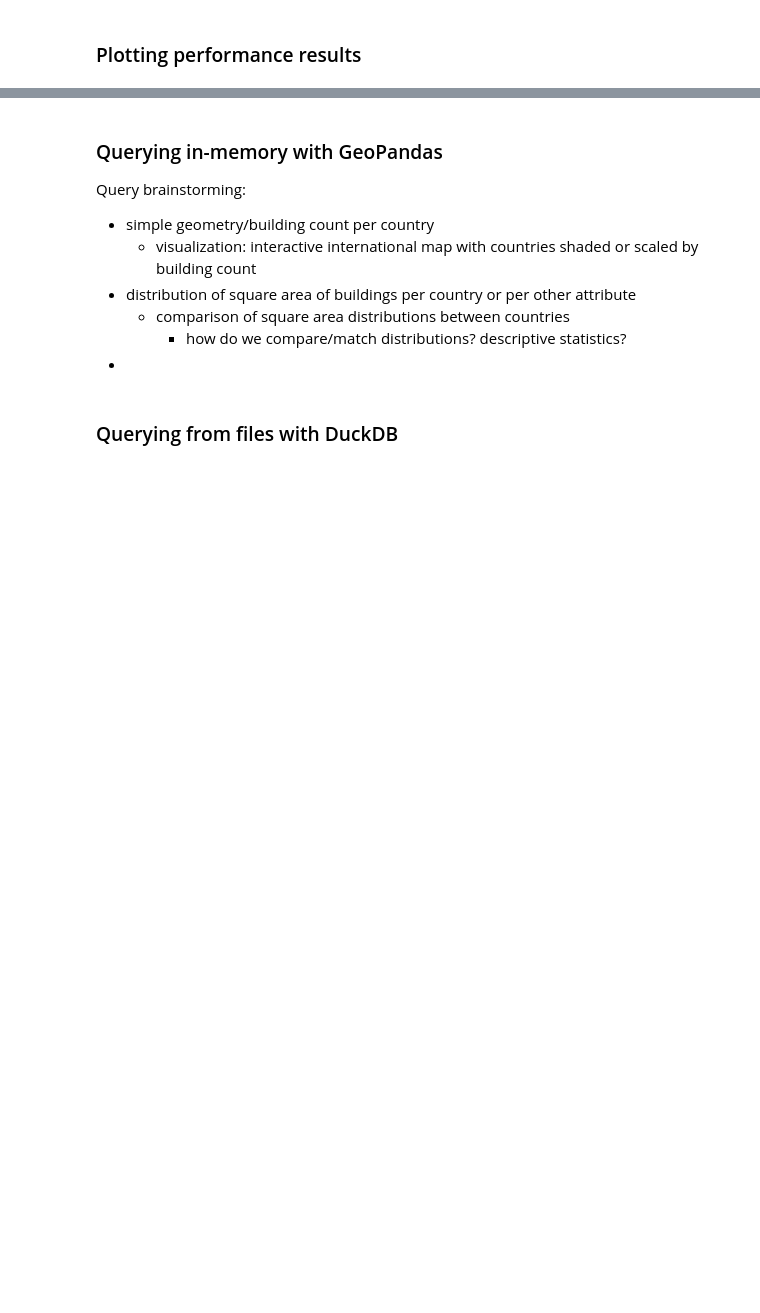
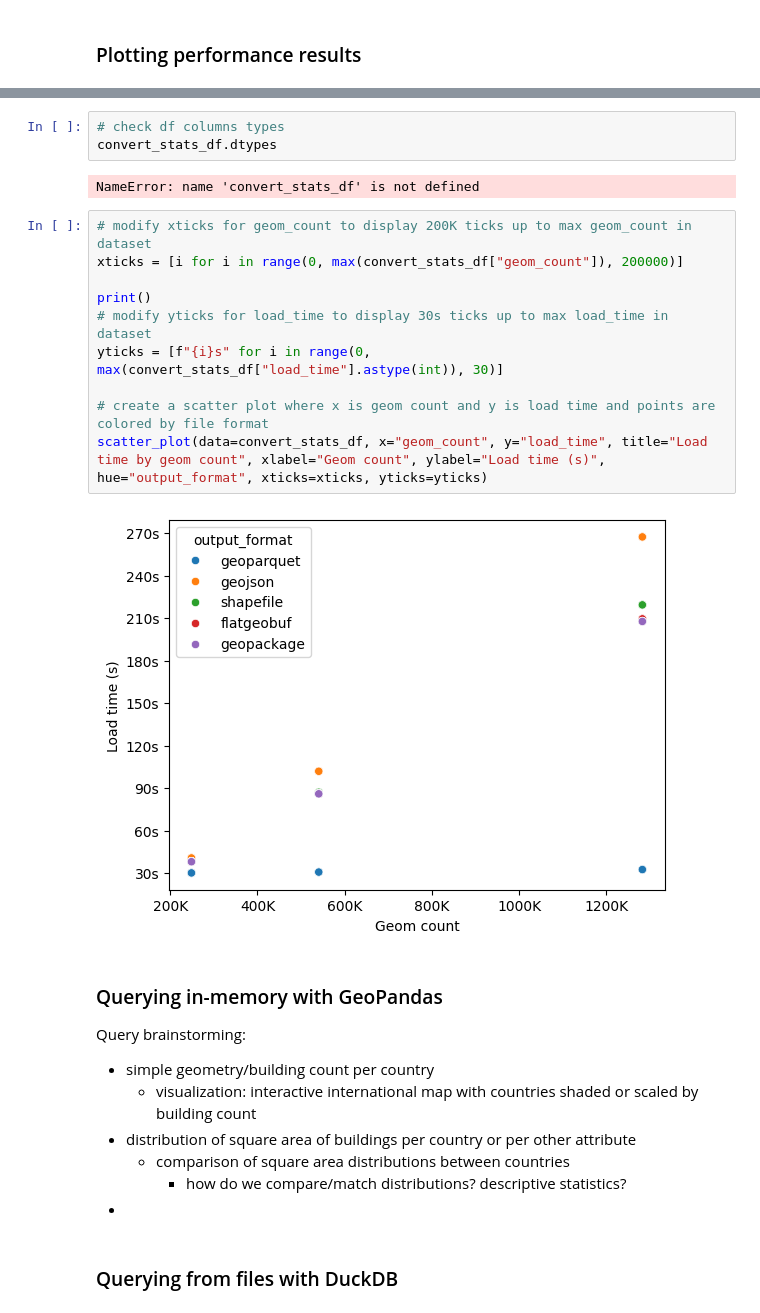
Before and after one commit to avega17/ds_benchwork, a Jupyter notebook: geoparquet-performance.ipynb, the cells around one changed output, grey strips where cells are left out. Drawn from its saved outputs; the diff is of its cells as text; blank space fills up the shorter version.

```diff
--- a/geoparquet-performance.ipynb
+++ b/geoparquet-performance.ipynb
@@ -491,3 +639,20 @@ barplot(data=convert_stats_df, x="output_format", y="file_size", title="File siz
+# %%
+# check df columns types
+convert_stats_df.dtypes
+# %% [output]
+NameError: name 'convert_stats_df' is not defined
+# %%
+# modify xticks for geom_count to display 200K ticks up to max geom_count in dataset
+xticks = [i for i in range(0, max(convert_stats_df["geom_count"]), 200000)]
+
+print()
+# modify yticks for load_time to display 30s ticks up to max load_time in dataset
+yticks = [f"{i}s" for i in range(0, max(convert_stats_df["load_time"].astype(int)), 30)]
+
+# create a scatter plot where x is geom count and y is load time and points are colored by file format
+scatter_plot(data=convert_stats_df, x="geom_count", y="load_time", title="Load time by geom count", xlabel="Geom count", ylabel="Load time (s)", hue="output_format", xticks=xticks, yticks=yticks)
+# %% [output]
+[figure, added]
 # %% [markdown]
 ### Querying in-memory with GeoPandas
 
```
Also changed, not shown: parts of 11 cells of this notebook.
